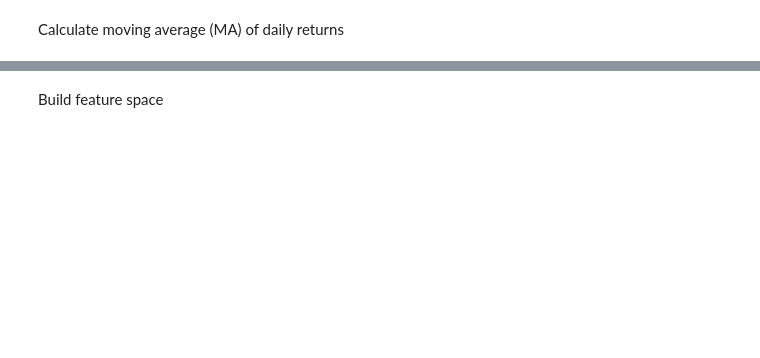
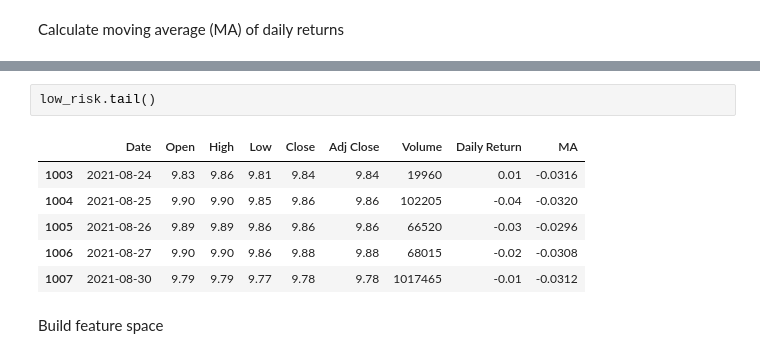
Before and after one commit to florencetsang/ml-portfolio-poc, a Jupyter notebook: ml_portfolio.ipynb, the cells around one changed output, grey strips where cells are left out. Cells and saved outputs as stored; diff of their text form; blank space fills up the shorter version.

```diff
--- a/ml_portfolio.ipynb
+++ b/ml_portfolio.ipynb
@@ -73,2 +85,11 @@ tsla_raw.head()
+# %%
+low_risk.tail()
+# %% [output]
+|  | Date | Open | High | Low | Close | Adj Close | Volume | Daily Return | MA |
+| 1003 | 2021-08-24 | 9.83 | 9.86 | 9.81 | 9.84 | 9.84 | 19960 | 0.01 | -0.0316 |
+| 1004 | 2021-08-25 | 9.90 | 9.90 | 9.85 | 9.86 | 9.86 | 102205 | -0.04 | -0.0320 |
+| 1005 | 2021-08-26 | 9.89 | 9.89 | 9.86 | 9.86 | 9.86 | 66520 | -0.03 | -0.0296 |
+| 1006 | 2021-08-27 | 9.90 | 9.90 | 9.86 | 9.88 | 9.88 | 68015 | -0.02 | -0.0308 |
+| 1007 | 2021-08-30 | 9.79 | 9.79 | 9.77 | 9.78 | 9.78 | 1017465 | -0.01 | -0.0312 |
 # %% [markdown]
 Build feature space
```
Also changed, not shown: parts of 14 cells of this notebook.
